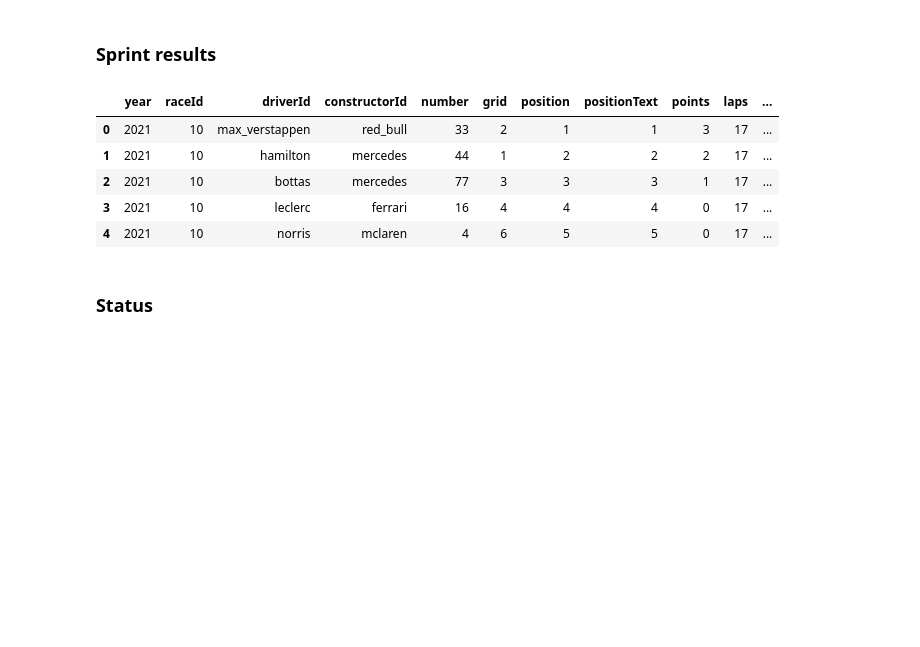
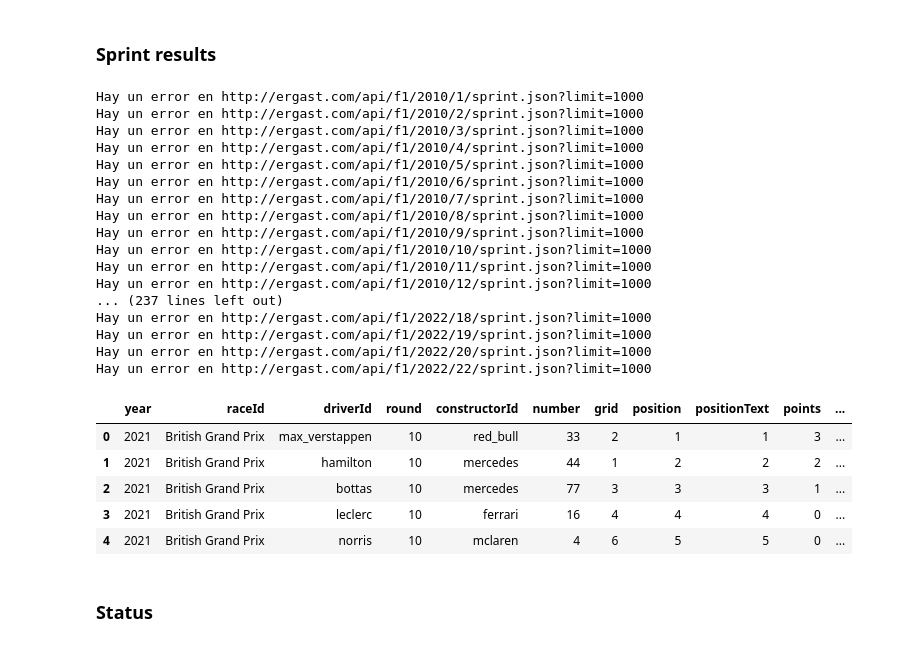
Before and after one commit to alexandertrejo1193/formula-1-data, a Jupyter notebook: f1-analisis.ipynb, the cells around one changed output. Cells and saved outputs as stored; diff of their text form; code cells hidden in the pictures; blank space fills up the shorter version.

```diff
--- a/f1-analisis.ipynb
+++ b/f1-analisis.ipynb
@@ -411,76 +411,90 @@ qualifiyingg2.head()
 # %% [markdown]
 ### Sprint results
 # %%
-import warnings
-sprintResult={"year":[],"raceId":[],"driverId":[],"constructorId":[],"number":[],
+sprintResult={"year":[],"raceId":[],"driverId":[],"round":[],"constructorId":[],"number":[],
              "grid":[],"position":[],"positionText":[],"points":[],"laps":[],"time":[],
-             "miliseconds":[],"fastestLap":[],"statusId":[],"fastestLapTime":[]}#,"sprintResultId":[],"positionOrder":[]}
+             "miliseconds":[],"fastestLap":[],"statusId":[],"fastestLapTime":[]}
 for year in range(year1,year2):
     url='http://ergast.com/api/f1'
     url1=url+'/{}.json?limit=1000'
     url3=url+'/{}'.format(year)
     response = requests.get(url1.format(year))
     content=json.loads(response.content)
-    tampath=len(content['MRData']['RaceTable']['Races'])
-    links=[]
-    for i in range(1,tampath+1):
+    urls=[]
+    for i in range(1,len(content['MRData']['RaceTable']['Races'])+1):
         url2=url3+'/{}/sprint.json?limit=1000'
         response = requests.get(url2.format(i))
         content=json.loads(response.content)
-        links.append(url2.format(i))
+        urls.append(url2.format(i))
     i=0
-    for j in links:
+    for j in urls:
         response = requests.get(j)
         content=json.loads(response.content)
 
         try:
             for item in content['MRData']['RaceTable']['Races'][0]['SprintResults']:
-                sprintResult["year"].append(content['MRData']['RaceTable']['Races'][0]['season'])
-                #sprintResult["sprintResultId"].append(i)
-                sprintResult["raceId"].append(content['MRData']['RaceTable']['Races'][0]['round'])
+                sprintResult["year"].append(int(content['MRData']['RaceTable']['Races'][0]['season']))
                 sprintResult["driverId"].append(item["Driver"]["driverId"])
+                sprintResult["raceId"].append(content['MRData']['RaceTable']['Races'][0]['raceName'])
+                sprintResult["round"].append(int(content['MRData']['RaceTable']['Races'][0]['round']))
                 sprintResult["constructorId"].append(item["Constructor"]["constructorId"])
-                sprintResult["number"].append(item['Driver']['permanentNumber'])
-                sprintResult["grid"].append(item["grid"])
-                sprintResult["position"].append(item['position'])
+                sprintResult["number"].append(int(item['Driver']['permanentNumber']))
+                sprintResult["grid"].append(int(item["grid"]))
+                sprintResult["position"].append(int(item['position']))
                 sprintResult["positionText"].append(item['positionText'])
-                    #sprintResult["positionOrder"].append(path2[j]['position'])
-                sprintResult["points"].append(item['points'])
-                sprintResult["laps"].append(item['laps'])
+                sprintResult["points"].append(int(item['points']))
+                sprintResult["laps"].append(int(item['laps']))
                 try:
                     sprintResult["time"].append(item["Time"]["time"])
                 except:
                     sprintResult["time"].append(0)
                 try:
                     sprintResult["miliseconds"].append(item["Time"]["millis"])
                 except:
                     sprintResult["miliseconds"].append("")
                 try:
                     sprintResult["fastestLap"].append(item['FastestLap']["lap"])
                 except:
                     sprintResult["fastestLap"].append("")
                 try:
                     sprintResult["fastestLapTime"].append(item['FastestLap']['Time']['time'])
                 except:
                     sprintResult["fastestLapTime"].append("")
                 try:
                     sprintResult["statusId"].append(item['status'])
                 except:
                     sprintResult["statusId"].append("")
         except:
             print(f"Hay un error en {j}")
 
 
 sprintResultt=pd.DataFrame.from_dict(sprintResult,orient='index')
 sprintResultt=sprintResultt.transpose()
 sprintResultt.head()
 # %% [output]
+Hay un error en http://ergast.com/api/f1/2010/1/sprint.json?limit=1000
+Hay un error en http://ergast.com/api/f1/2010/2/sprint.json?limit=1000
+Hay un error en http://ergast.com/api/f1/2010/3/sprint.json?limit=1000
+Hay un error en http://ergast.com/api/f1/2010/4/sprint.json?limit=1000
+Hay un error en http://ergast.com/api/f1/2010/5/sprint.json?limit=1000
+Hay un error en http://ergast.com/api/f1/2010/6/sprint.json?limit=1000
+Hay un error en http://ergast.com/api/f1/2010/7/sprint.json?limit=1000
+Hay un error en http://ergast.com/api/f1/2010/8/sprint.json?limit=1000
+Hay un error en http://ergast.com/api/f1/2010/9/sprint.json?limit=1000
+Hay un error en http://ergast.com/api/f1/2010/10/sprint.json?limit=1000
+Hay un error en http://ergast.com/api/f1/2010/11/sprint.json?limit=1000
+Hay un error en http://ergast.com/api/f1/2010/12/sprint.json?limit=1000
+... (237 lines left out)
+Hay un error en http://ergast.com/api/f1/2022/18/sprint.json?limit=1000
+Hay un error en http://ergast.com/api/f1/2022/19/sprint.json?limit=1000
+Hay un error en http://ergast.com/api/f1/2022/20/sprint.json?limit=1000
+Hay un error en http://ergast.com/api/f1/2022/22/sprint.json?limit=1000
-|  | year | raceId | driverId | constructorId | number | grid | position | positionText | points | laps | ... |
-| 0 | 2021 | 10 | max_verstappen | red_bull | 33 | 2 | 1 | 1 | 3 | 17 | ... |
-| 1 | 2021 | 10 | hamilton | mercedes | 44 | 1 | 2 | 2 | 2 | 17 | ... |
-| 2 | 2021 | 10 | bottas | mercedes | 77 | 3 | 3 | 3 | 1 | 17 | ... |
-| 3 | 2021 | 10 | leclerc | ferrari | 16 | 4 | 4 | 4 | 0 | 17 | ... |
-| 4 | 2021 | 10 | norris | mclaren | 4 | 6 | 5 | 5 | 0 | 17 | ... |
+|  | year | raceId | driverId | round | constructorId | number | grid | position | positionText | points | ... |
+| 0 | 2021 | British Grand Prix | max_verstappen | 10 | red_bull | 33 | 2 | 1 | 1 | 3 | ... |
+| 1 | 2021 | British Grand Prix | hamilton | 10 | mercedes | 44 | 1 | 2 | 2 | 2 | ... |
+| 2 | 2021 | British Grand Prix | bottas | 10 | mercedes | 77 | 3 | 3 | 3 | 1 | ... |
+| 3 | 2021 | British Grand Prix | leclerc | 10 | ferrari | 16 | 4 | 4 | 4 | 0 | ... |
+| 4 | 2021 | British Grand Prix | norris | 10 | mclaren | 4 | 6 | 5 | 5 | 0 | ... |
 # %% [markdown]
 ### Status
 # %%
```
Also changed, not shown: parts of 5 cells of this notebook, 5 other files.
